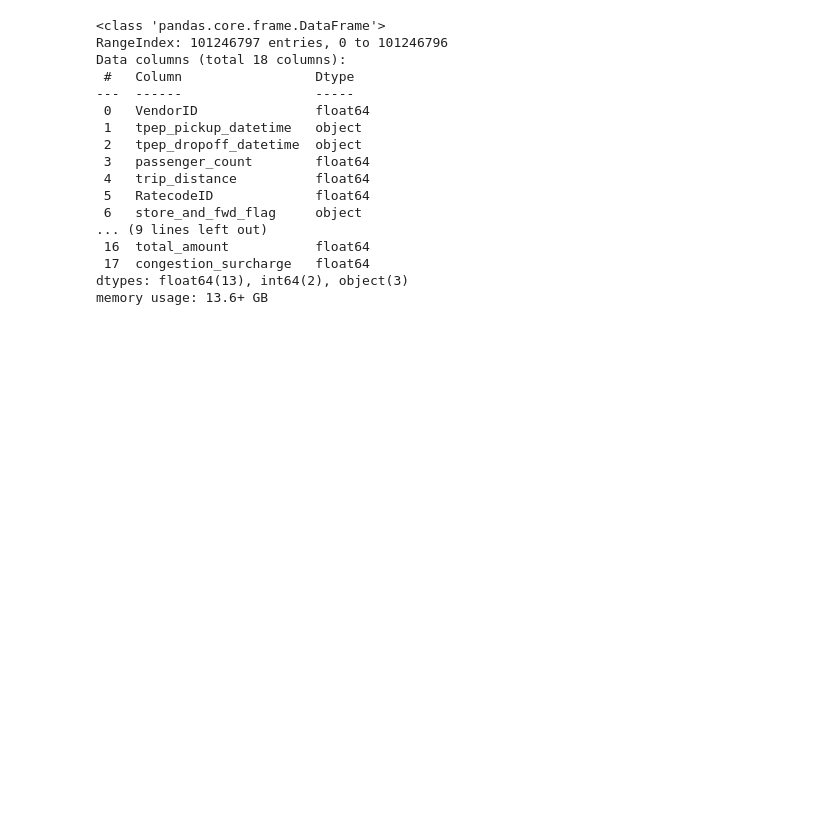
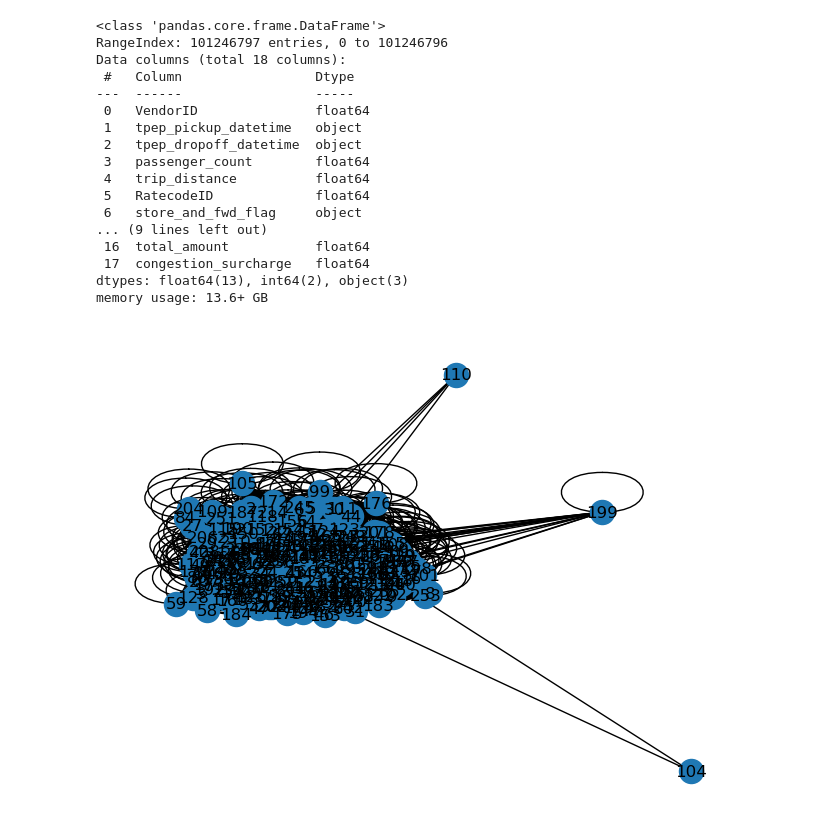
Before and after one commit to XDEBUF/spacio-temporal, a Jupyter notebook: spacio-temporal.ipynb, the cells around one changed output. Saved outputs shown, nothing was run; the diff lists cells and outputs as text; code cells hidden in the pictures; blank space fills up the shorter version.

Commit message:
First plot after composed a graph node source pull location node target dropout location

```diff
--- a/spacio-temporal.ipynb
+++ b/spacio-temporal.ipynb
@@ -50,0 +57,6 @@ memory usage: 13.6+ GB
+# %%
+G=nx.from_pandas_edgelist(frame, "PULocationID", "DOLocationID",["trip_distance", "total_amount"])
+# %%
+nx.draw(G, with_labels = True)
+# %% [output]
+[figure, added]
```
Also changed, not shown: parts of 3 cells of this notebook.
